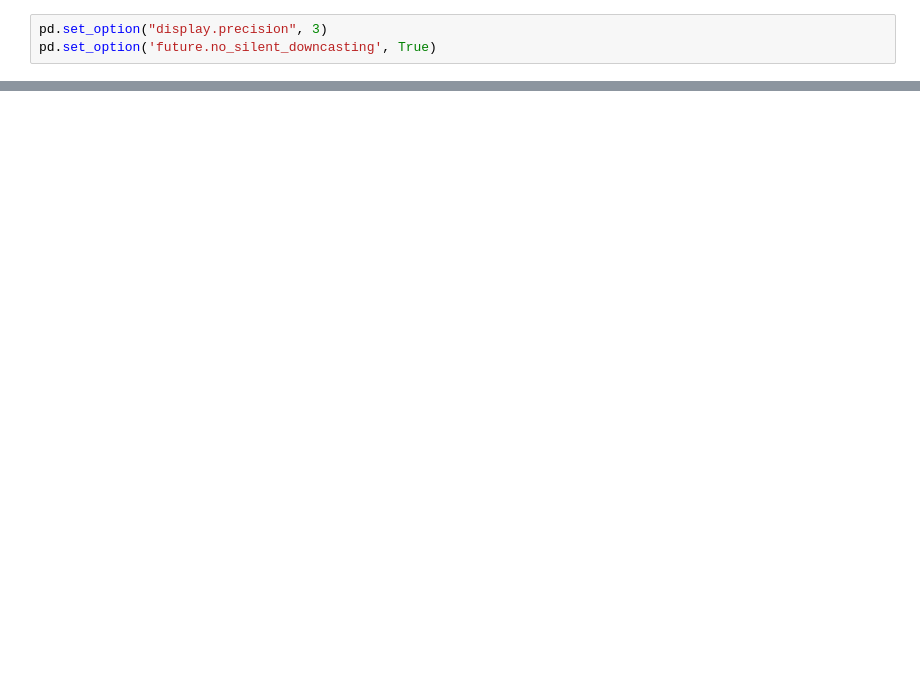
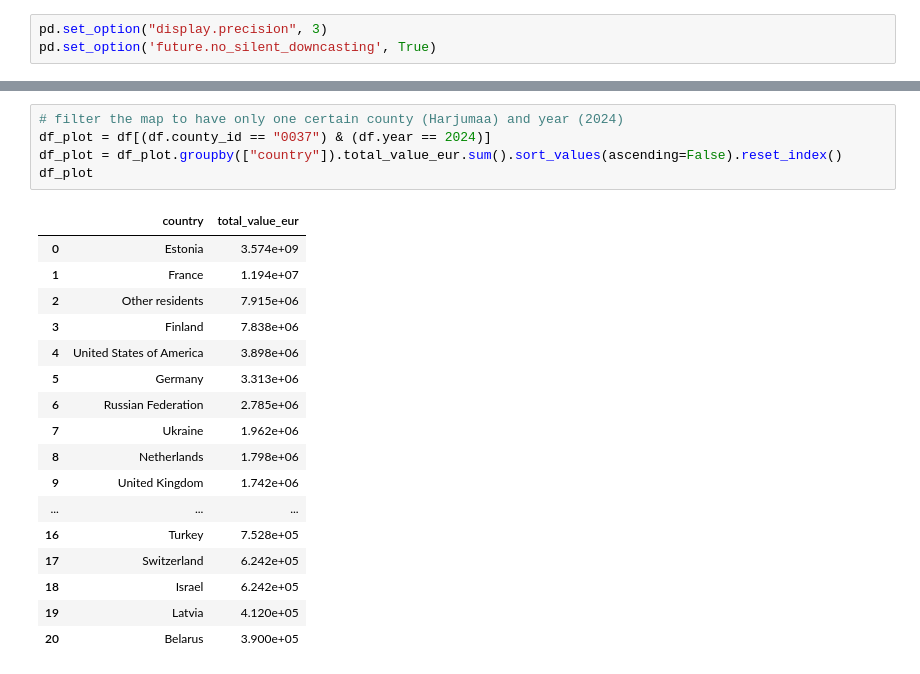
Before and after one commit to com-480-data-visualization/est-property-prices, a Jupyter notebook: notebooks/jan.ipynb, the cells around one changed output, grey strips where cells are left out. Cells and saved outputs as stored; diff of their text form; blank space fills up the shorter version.

```diff
--- a/notebooks/jan.ipynb
+++ b/notebooks/jan.ipynb
@@ -80,0 +130,23 @@ df_transformed
+# %%
+# filter the map to have only one certain county (Harjumaa) and year (2024)
+df_plot = df[(df.county_id == "0037") & (df.year == 2024)]
+df_plot = df_plot.groupby(["country"]).total_value_eur.sum().sort_values(ascending=False).reset_index()
+df_plot
+# %% [output]
+|  | country | total_value_eur |
+| 0 | Estonia | 3.574e+09 |
+| 1 | France | 1.194e+07 |
+| 2 | Other residents | 7.915e+06 |
+| 3 | Finland | 7.838e+06 |
+| 4 | United States of America | 3.898e+06 |
+| 5 | Germany | 3.313e+06 |
+| 6 | Russian Federation | 2.785e+06 |
+| 7 | Ukraine | 1.962e+06 |
+| 8 | Netherlands | 1.798e+06 |
+| 9 | United Kingdom | 1.742e+06 |
+| ... | ... | ... |
+| 16 | Turkey | 7.528e+05 |
+| 17 | Switzerland | 6.242e+05 |
+| 18 | Israel | 6.242e+05 |
+| 19 | Latvia | 4.120e+05 |
+| 20 | Belarus | 3.900e+05 |
```
Also changed, not shown: parts of 21 cells of this notebook, 2 other files.
